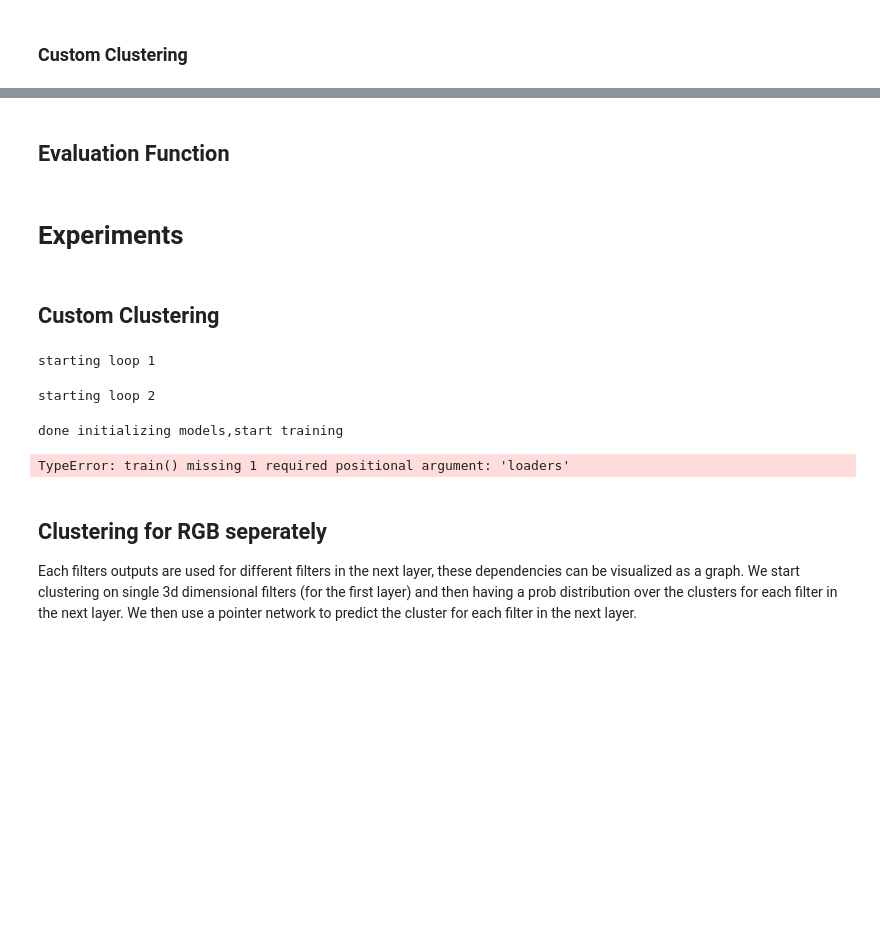
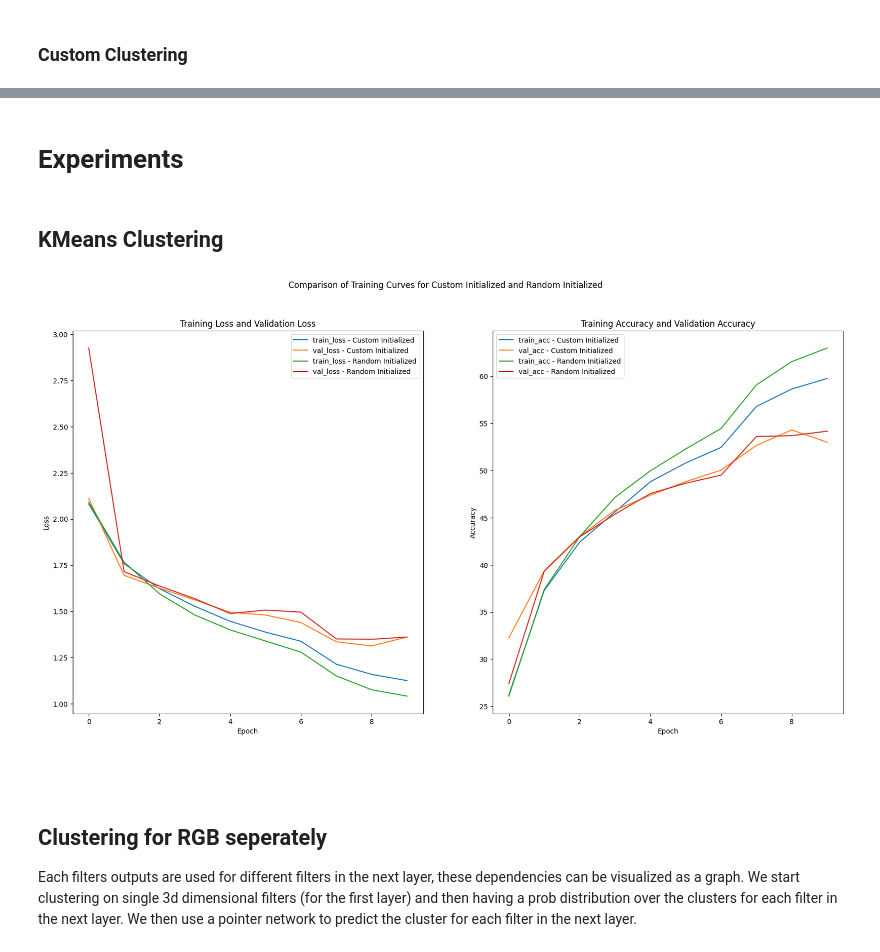
Before and after one commit to janulm/deep-learning-advanced-initialization, a Jupyter notebook: Custom_ResNet18_Clustering.ipynb, the cells around one changed output, grey strips where cells are left out. Cells and saved outputs as stored; diff of their text form; code cells hidden in the pictures; blank space fills up the shorter version.

Commit message:
test custom resnet

```diff
--- a/Custom_ResNet18_Clustering.ipynb
+++ b/Custom_ResNet18_Clustering.ipynb
@@ -204,7 +234,10 @@ def permute_weights(model, permutation):
 # %%
-def create_initialized_model_custom(models_dict):
-    pretrained_models = [model for model in models_dict.values()]
+def create_initialized_model_kmeans(models_dict):
+    models = [model for model in models_dict.values()]
     final_model = custom_resnet_18(num_classes=10).to(device)
+    # completely copy the model so
+    copied_model = custom_resnet_18(num_classes=10).to(device)
+    copied_model.load_state_dict(final_model.state_dict())
 
     #Apply first layer clustering techniques
     trained_filters_layer1 = [model.conv1.weight.data.cpu().numpy() for model in models]
@@ -248,7 +281,4 @@ def create_initialized_model_custom(models_dict):
     final_model.layer1[1].conv1.weight.data = sampled_filters_layer4
     final_model.layer1[1].conv2.weight.data = sampled_filters_layer5
 
-
-    return final_model
+    return final_model, copied_model
-# %% [markdown]
-##  Evaluation Function
@@ -267,20 +285,46 @@ def compare_models(final_model, random_model, loaders, num_epochs):
 # %% [markdown]
 # Experiments
 # %% [markdown]
-## Custom Clustering
+## KMeans Clustering
-# %%
-# might want to enable batch tracking later, now only the epochs are tracked
-#loaders = inf.make_dataloaders(batch_size=128)[0]
-loaders = "Loaders import requieres ffcv import"
-custom_clustered_model = create_initialized_model_custom(models)
-random_model = custom_resnet_18(num_classes=10).to(device)
-
-compare_models(custom_clustered_model, random_model, loaders,5)
-# %% [output]
-starting loop 1
-starting loop 2
-done initializing models,start training
-TypeError: train() missing 1 required positional argument: 'loaders'
+# %%
+tupels_to_test = [(10,11),(10,12),(10,13),(11,12),(11,13),(11,14)]
+
+tracked_custom_params = []
+tracked_random_params = []
+
+trials = 2
+
+epochs = 10
+
+for i in range(trials):
+    for (i,j) in tqdm(tupels_to_test):
+        paths =  [f'./data/subsets/{dataset_name}_superclass_{i}_{j}.beton' for dataset_name in ["train","test"]]
+        loaders, start_time = inf.make_dataloaders(paths[0],paths[1],batch_size=128)
+
+
+        kmeans_clustered_model, random_model = create_initialized_model_kmeans(models_dict)
+        #random_model = custom_resnet_18(num_classes=10).to(device)
+
+
+        kmeans_model, tracked_params_kmeans = inf.train(kmeans_clustered_model, loaders,lr=0.01,momentum=0.9,epochs=epochs,tracking_freq=1,reduce_factor=0.5,reduce_patience=5,do_tracking=True,early_stopping_min_epochs=150,early_stopping_patience=5,verbose=False)
+        r_model, tracked_params_random = inf.train(random_model, loaders,lr=0.01,momentum=0.9,epochs=epochs,tracking_freq=1,reduce_factor=0.5,reduce_patience=5,do_tracking=True,early_stopping_min_epochs=150,early_stopping_patience=5,verbose=False)
+
+        tracked_custom_params.append(tracked_params_kmeans)
+        tracked_random_params.append(tracked_params_random)
+
+        del r_model, kmeans_model, loaders, start_time
+        torch.cuda.empty_cache()
+
+# print out the average results
+
+custom_params = inf.list_tracked_params_to_avg(tracked_custom_params)
+random_params = inf.list_tracked_params_to_avg(tracked_random_params)
+
+inf.plot_trainings(custom_params,random_params,"Custom Initialized","Random Initialized")
+# %% [output]
+[figure, added]
+# %% [markdown]
+#
 # %% [markdown]
 ## Clustering for RGB seperately
 
```
Also changed, not shown: parts of 7 cells of this notebook, 1 other file.
